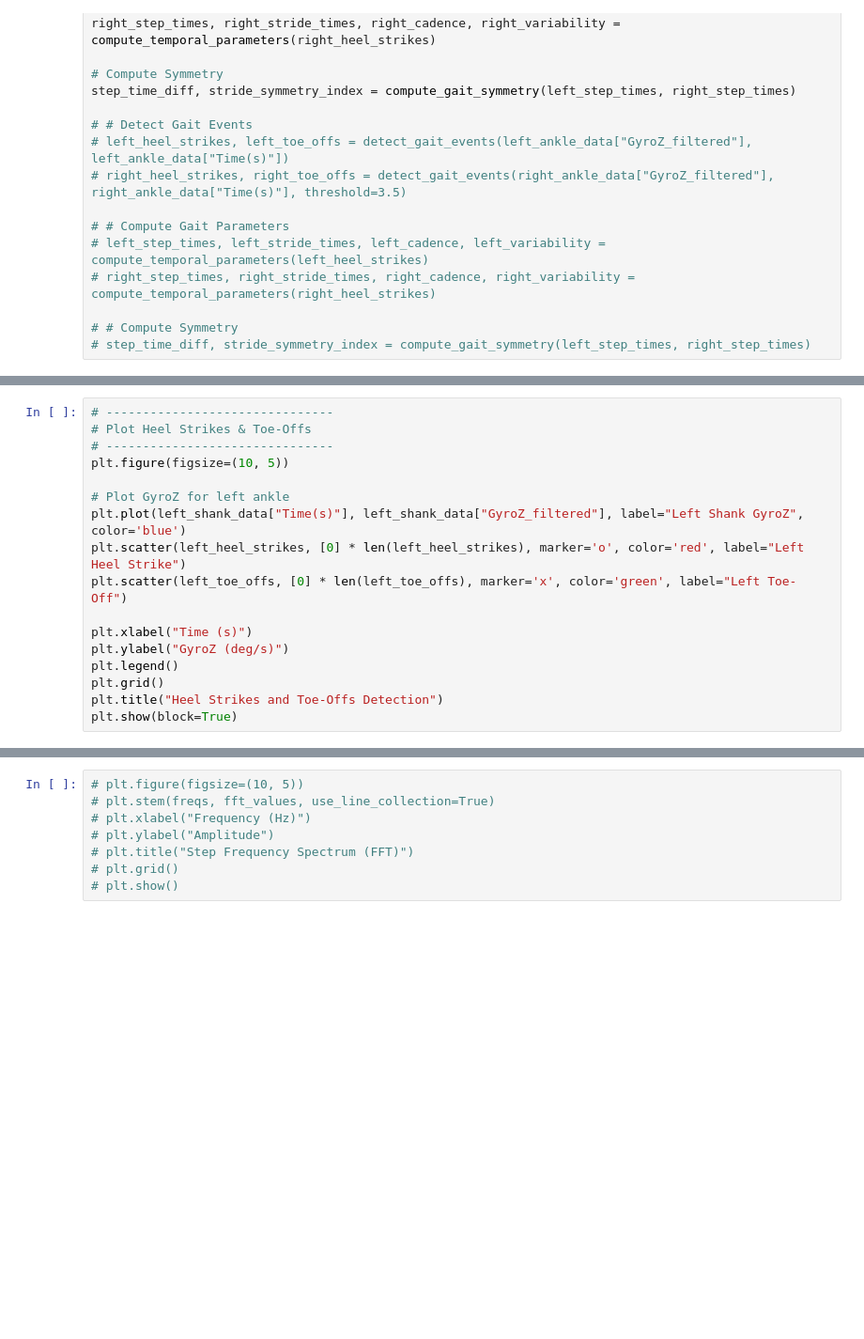
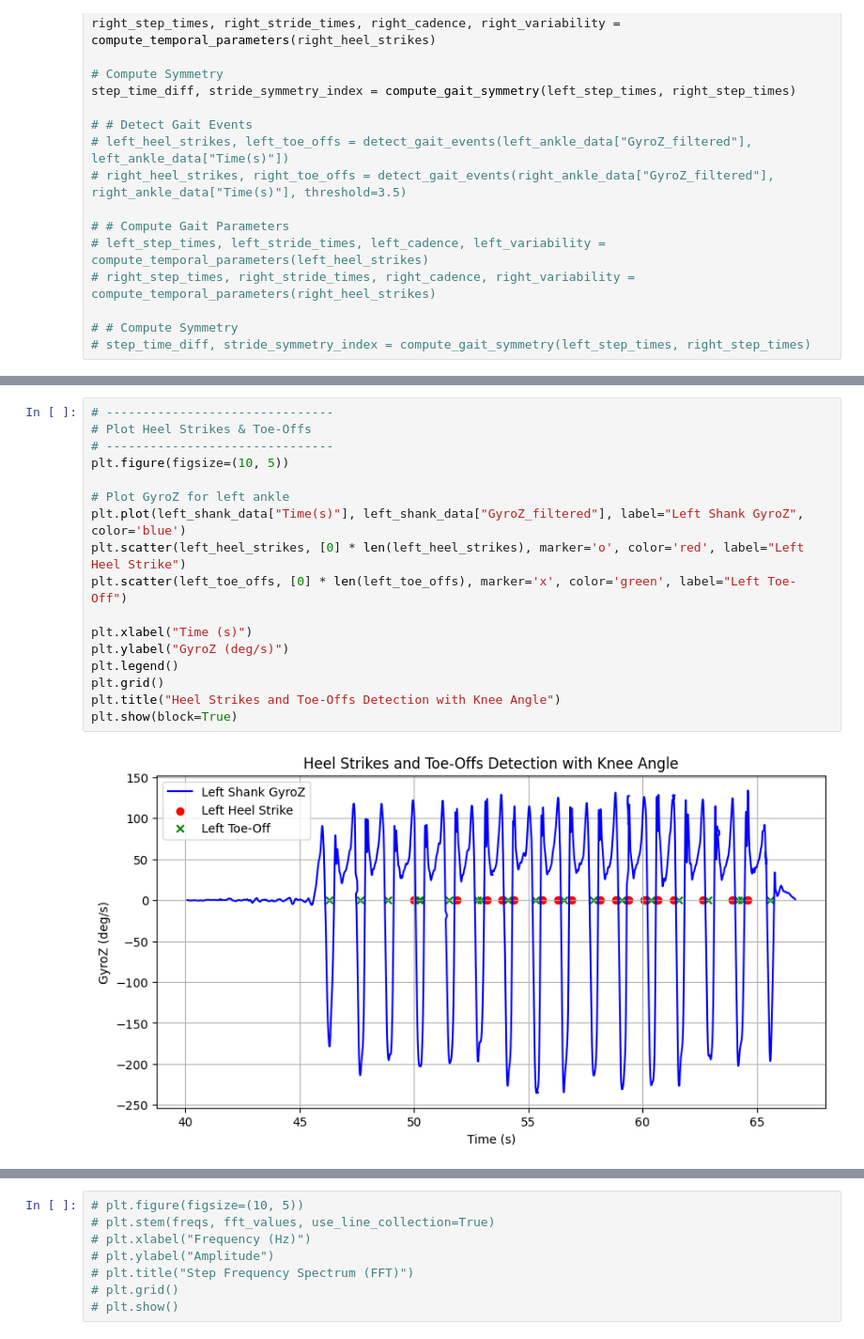
Before and after one commit to manoj1749/gait-research, a Jupyter notebook: New_Dataset/18-3-15/analysis.ipynb, the cells around one changed output, grey strips where cells are left out. Shown at 94% size. Saved outputs shown, nothing was run; the diff lists cells and outputs as text; blank space fills up the shorter version.

```diff
--- a/New_Dataset/18-3-15/analysis.ipynb
+++ b/New_Dataset/18-3-15/analysis.ipynb
@@ -387,20 +417,22 @@ plt.show(block=True)
 # %%
 # -------------------------------
 # Plot Heel Strikes & Toe-Offs
 # -------------------------------
 plt.figure(figsize=(10, 5))
 
 # Plot GyroZ for left ankle
 plt.plot(left_shank_data["Time(s)"], left_shank_data["GyroZ_filtered"], label="Left Shank GyroZ", color='blue')
 plt.scatter(left_heel_strikes, [0] * len(left_heel_strikes), marker='o', color='red', label="Left Heel Strike")
 plt.scatter(left_toe_offs, [0] * len(left_toe_offs), marker='x', color='green', label="Left Toe-Off")
 
 plt.xlabel("Time (s)")
 plt.ylabel("GyroZ (deg/s)")
 plt.legend()
 plt.grid()
-plt.title("Heel Strikes and Toe-Offs Detection")
+plt.title("Heel Strikes and Toe-Offs Detection with Knee Angle")
 plt.show(block=True)
+# %% [output]
+[figure, added]
 # %%
 # -------------------------------
 # Plot Heel Strikes & Toe-Offs
```
Also changed, not shown: parts of 17 cells of this notebook, 1 other file.
